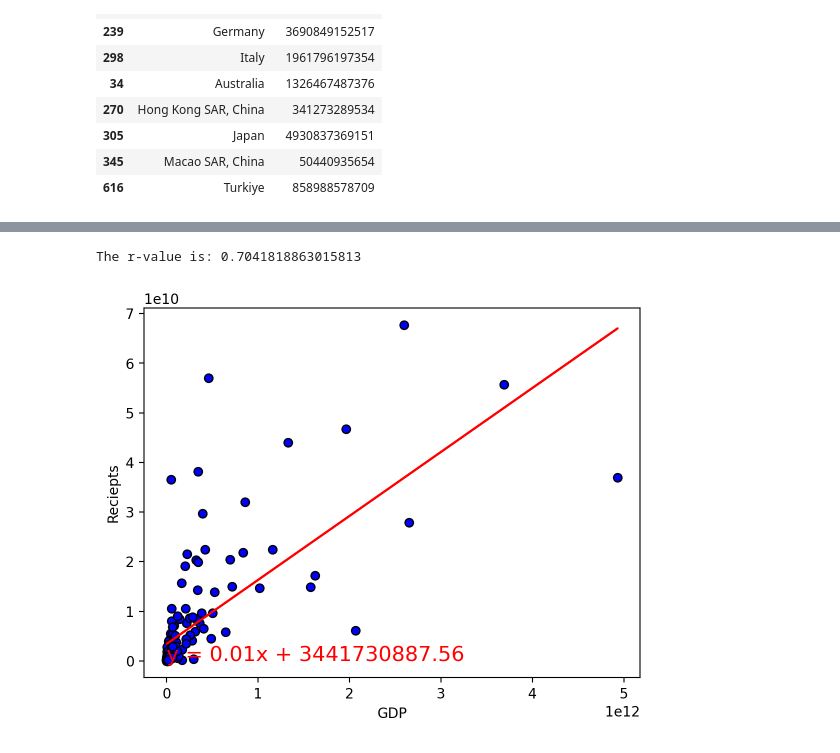
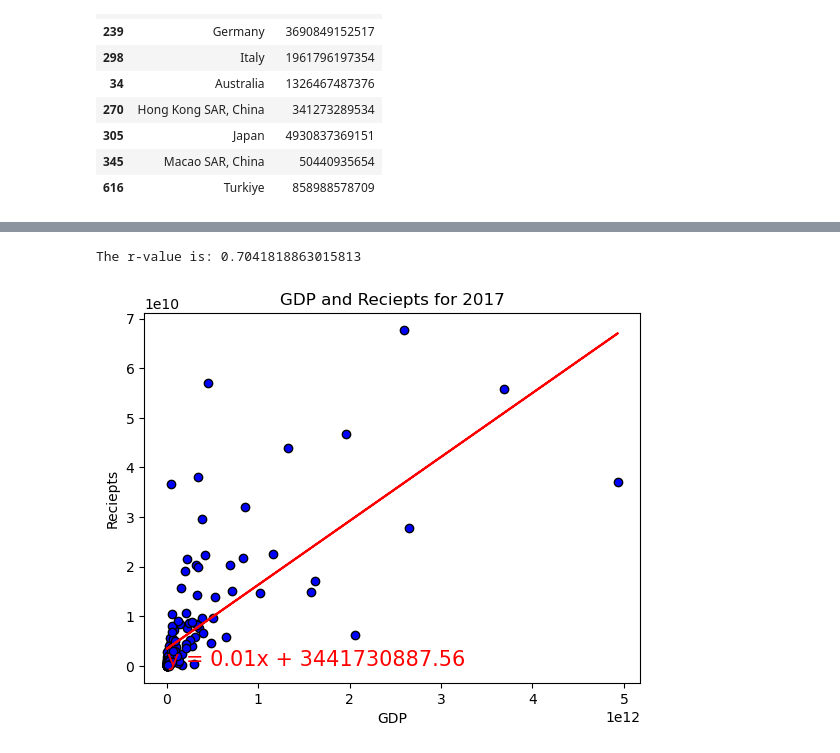
Before and after one commit to Cameron762/Project-1-11, a Jupyter notebook: Jupyter/2017.ipynb, the cells around one changed output, grey strips where cells are left out. Saved outputs shown, nothing was run; the diff lists cells and outputs as text; code cells hidden in the pictures.

```diff
--- a/Jupyter/2017.ipynb
+++ b/Jupyter/2017.ipynb
@@ -223,12 +236,14 @@ df_filtered = dfwork[dfwork["Country Name"] != "United States"]
 # %%
 x = df_filtered["GDP (US$)"]
 y = df_filtered["International Tourism Receipts (US$)"]
 abelx = "GDP"
 abely = "Reciepts"
+title2 = "GDP and Reciepts for 2017"
 corfunction(x,y)
+plt.savefig("../png/2017scatter2.png")
 # %% [output]
 The r-value is: 0.7041818863015813
-[figure, old version]
+[figure, new version]
 # %%
 ### After removing the US as the outlier there appears to be a 70% probability that there is a correlation between
 ### tourism reciepts and the GDP of a country.
```
Also changed, not shown: parts of 9 cells of this notebook.
